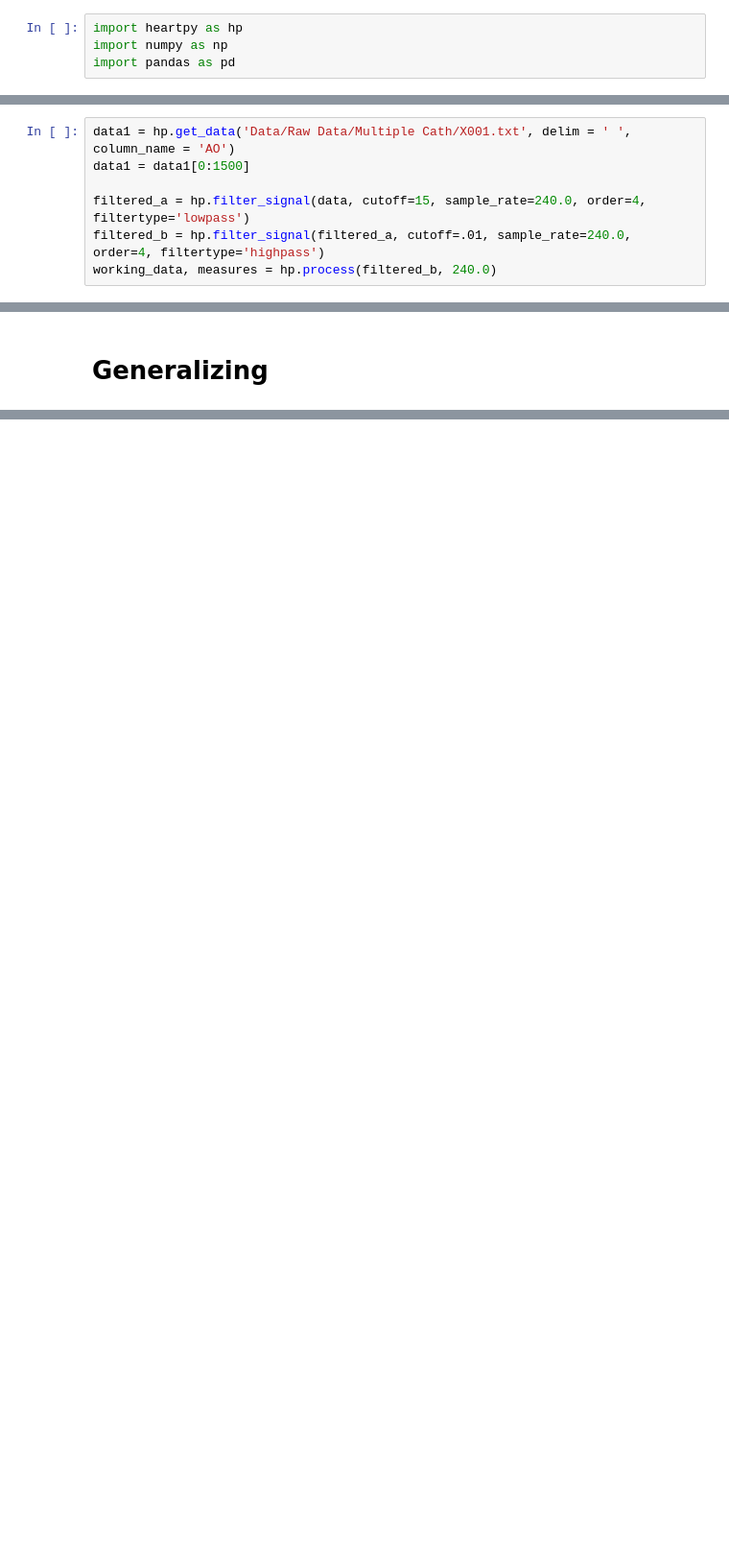
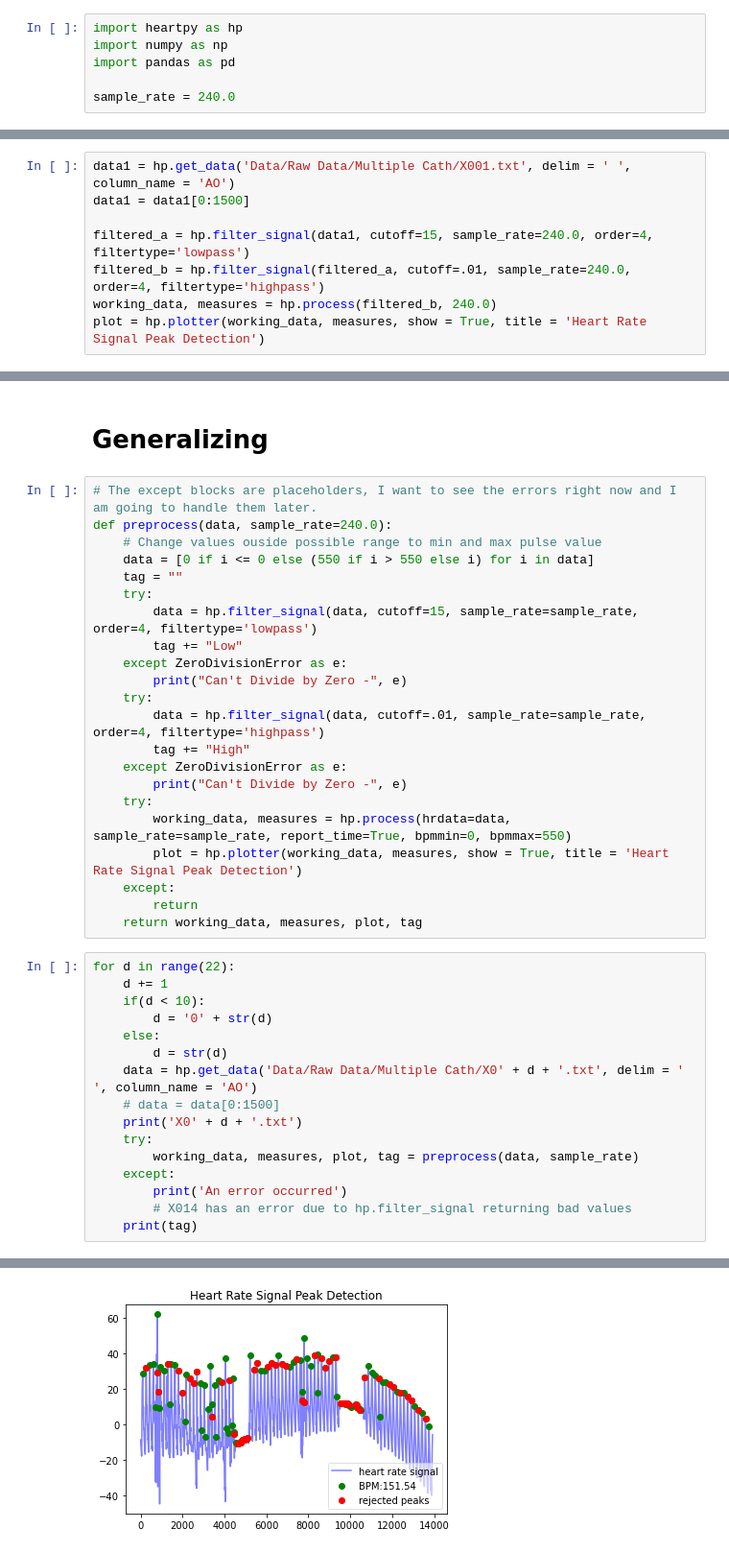
Before and after one commit to jozieLamp/PWV, a Jupyter notebook: preprocessing.ipynb, the cells around one changed output, grey strips where cells are left out. Shown at 96% size. Drawn from its saved outputs; the diff is of its cells as text; blank space fills up the shorter version.

Commit message:
Add Pulse bound checking, improved hp.process call

```diff
--- a/preprocessing.ipynb
+++ b/preprocessing.ipynb
@@ -2,3 +2,5 @@
 import heartpy as hp
 import numpy as np
 import pandas as pd
+
+sample_rate = 240.0
@@ -35,6 +19,7 @@ hp.plotter(working_data, measures, show = True, title = 'Heart Rate Signal Peak
 data1 = hp.get_data('Data/Raw Data/Multiple Cath/X001.txt', delim = ' ', column_name = 'AO')
 data1 = data1[0:1500]
 
-filtered_a = hp.filter_signal(data, cutoff=15, sample_rate=240.0, order=4, filtertype='lowpass')
+filtered_a = hp.filter_signal(data1, cutoff=15, sample_rate=240.0, order=4, filtertype='lowpass')
 filtered_b = hp.filter_signal(filtered_a, cutoff=.01, sample_rate=240.0, order=4, filtertype='highpass')
 working_data, measures = hp.process(filtered_b, 240.0)
+plot = hp.plotter(working_data, measures, show = True, title = 'Heart Rate Signal Peak Detection')
@@ -45,2 +28,41 @@ plot = hp.plotter(working_data, measures, show = True, title = 'Heart Rate Signa
 # %% [markdown]
 # Generalizing
+# %%
+# The except blocks are placeholders, I want to see the errors right now and I am going to handle them later.
+def preprocess(data, sample_rate=240.0):
+    # Change values ouside possible range to min and max pulse value
+    data = [0 if i <= 0 else (550 if i > 550 else i) for i in data]
+    tag = ""
+    try:
+        data = hp.filter_signal(data, cutoff=15, sample_rate=sample_rate, order=4, filtertype='lowpass')
+        tag += "Low"
+    except ZeroDivisionError as e:
+        print("Can't Divide by Zero -", e)
+    try:
+        data = hp.filter_signal(data, cutoff=.01, sample_rate=sample_rate, order=4, filtertype='highpass')
+        tag += "High"
+    except ZeroDivisionError as e:
+        print("Can't Divide by Zero -", e)
+    try:
+        working_data, measures = hp.process(hrdata=data, sample_rate=sample_rate, report_time=True, bpmmin=0, bpmmax=550)
+        plot = hp.plotter(working_data, measures, show = True, title = 'Heart Rate Signal Peak Detection')
+    except:
+        return
+    return working_data, measures, plot, tag
+# %%
+for d in range(22):
+    d += 1
+    if(d < 10):
+        d = '0' + str(d)
+    else:
+        d = str(d)
+    data = hp.get_data('Data/Raw Data/Multiple Cath/X0' + d + '.txt', delim = ' ', column_name = 'AO')
+    # data = data[0:1500]
+    print('X0' + d + '.txt')
+    try:
+        working_data, measures, plot, tag = preprocess(data, sample_rate)
+    except:
+        print('An error occurred')
+        # X014 has an error due to hp.filter_signal returning bad values
+    print(tag)
+# %% [output]
@@ -46,0 +72 @@ plot = hp.plotter(working_data, measures, show = True, title = 'Heart Rate Signa
+[figure, added]
```
Also changed, not shown: parts of 9 cells of this notebook.
